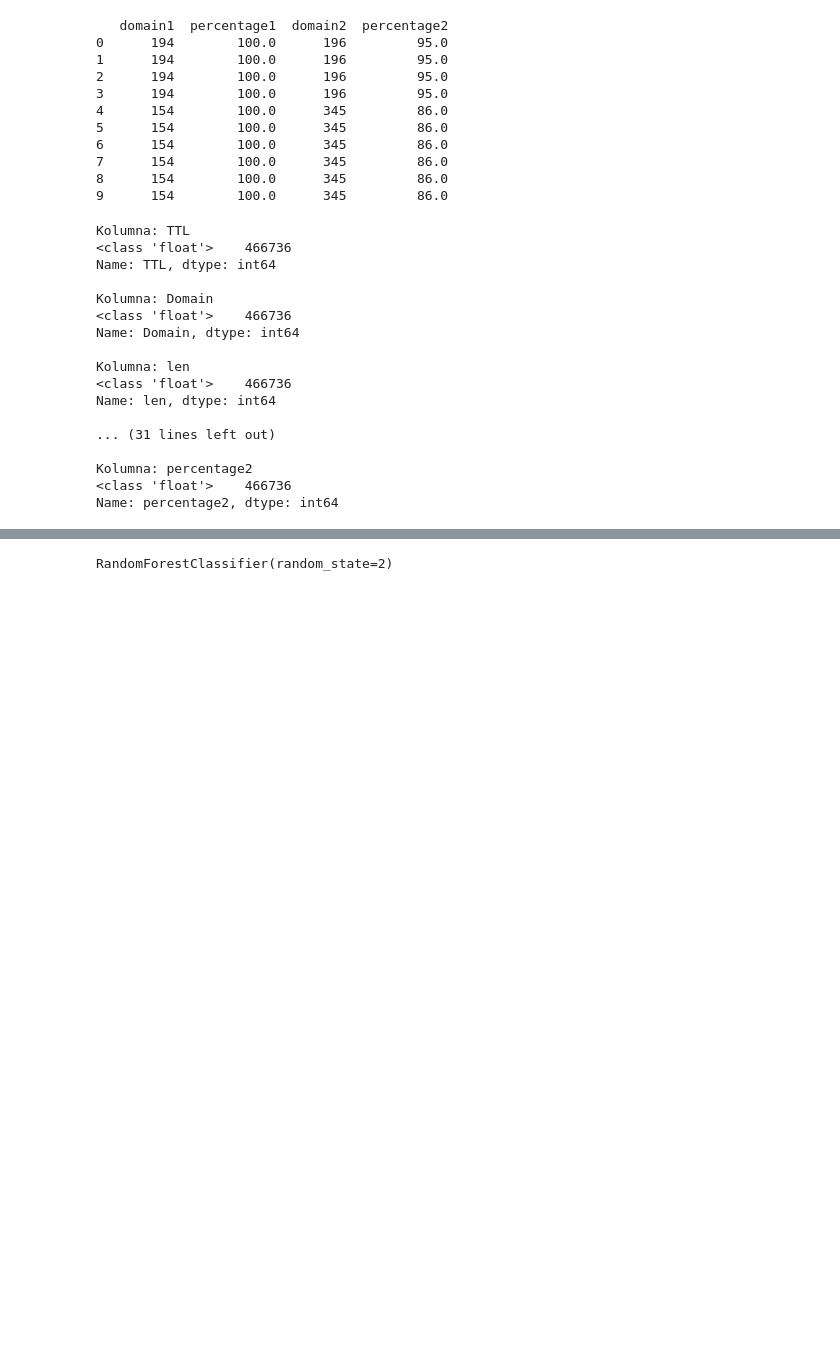
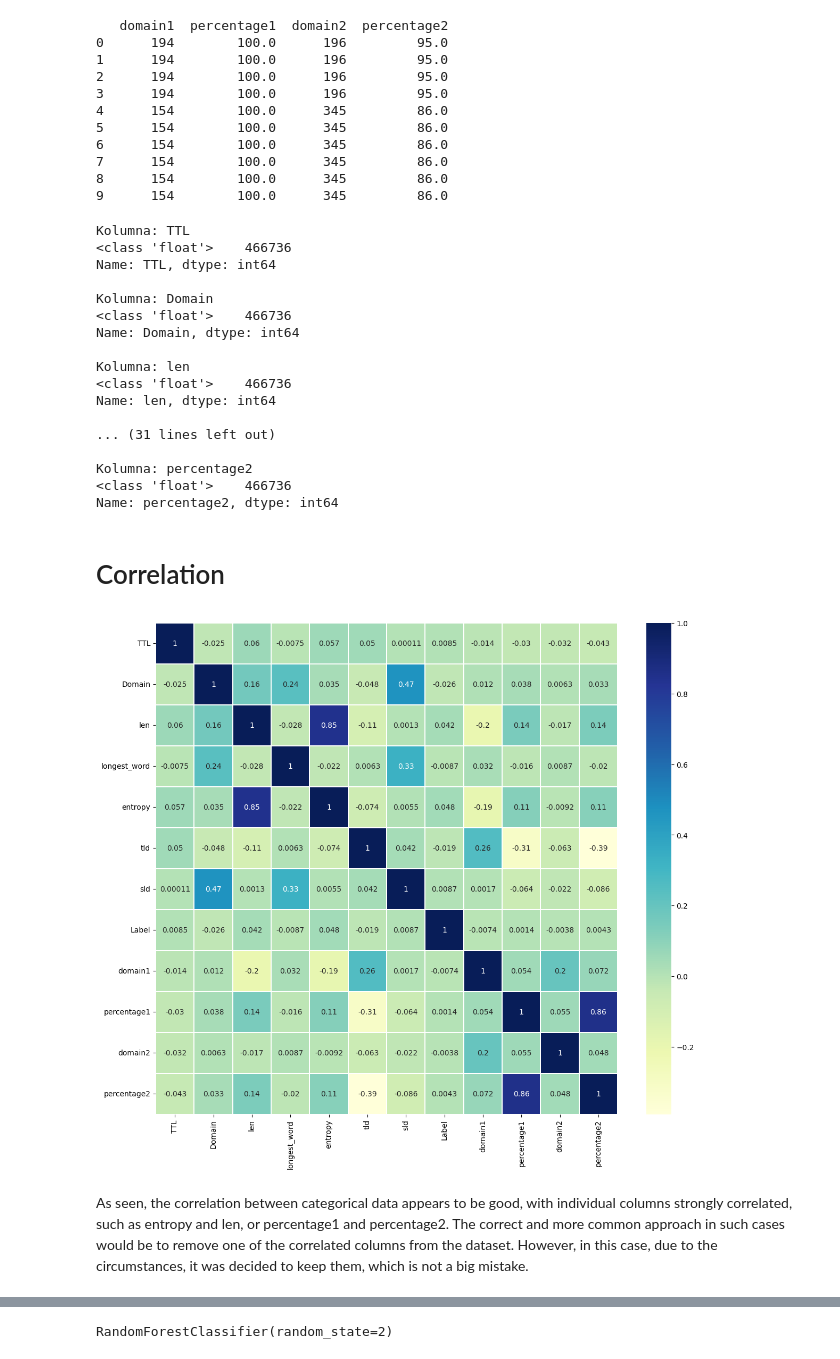
Before and after one commit to Freaker99/domain-classifier, a Jupyter notebook: Domain_Classifier.ipynb, the cells around one changed output, grey strips where cells are left out. Saved outputs shown, nothing was run; the diff lists cells and outputs as text; code cells hidden in the pictures; blank space fills up the shorter version.

```diff
--- a/Domain_Classifier.ipynb
+++ b/Domain_Classifier.ipynb
@@ -555,6 +561,23 @@ Name: len, dtype: int64
 Kolumna: percentage2
 <class 'float'>    466736
 Name: percentage2, dtype: int64
+# %% [markdown]
+# Correlation
+# %%
+df = combined_data_numeric
+
+labelencoder=LabelEncoder()
+for column in df.columns:
+    df[column] = labelencoder.fit_transform(df[column])
+
+plt.figure(figsize=(14,12))
+sns.heatmap(df.corr(),linewidths=.1,cmap="YlGnBu", annot=True)
+plt.yticks(rotation=0);
+# %% [output]
+[figure, added]
+# %% [markdown]
+
+As seen, the correlation between categorical data appears to be good, with individual columns strongly correlated, such as entropy and len, or percentage1 and percentage2. The correct and more common approach in such cases would be to remove one of the correlated columns from the dataset. However, in this case, due to the circumstances, it was decided to keep them, which is not a big mistake.
 # %%
 combined_data_numeric.head(10)
 # %% [output]
```
Also changed, not shown: parts of 64 cells of this notebook.
